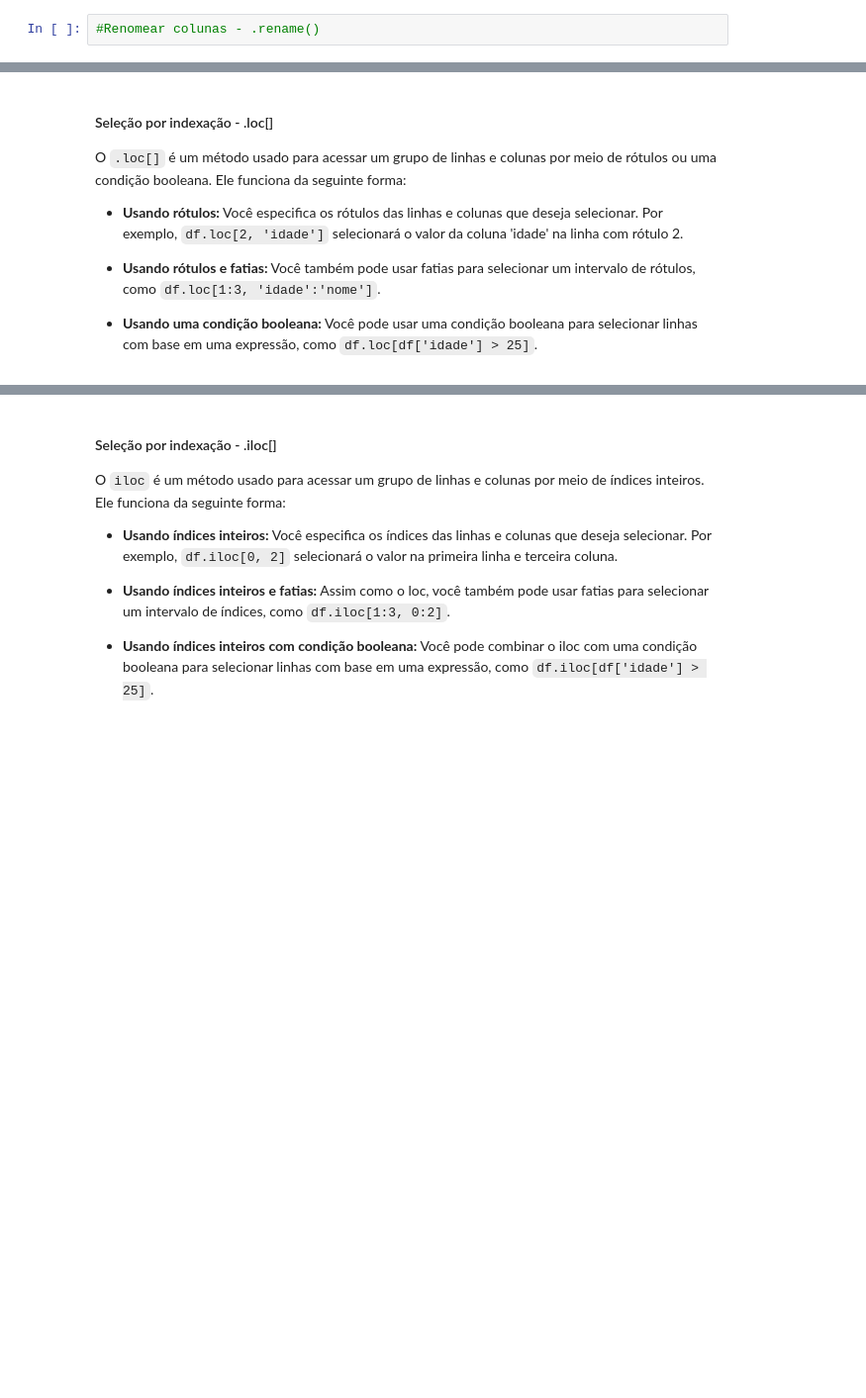
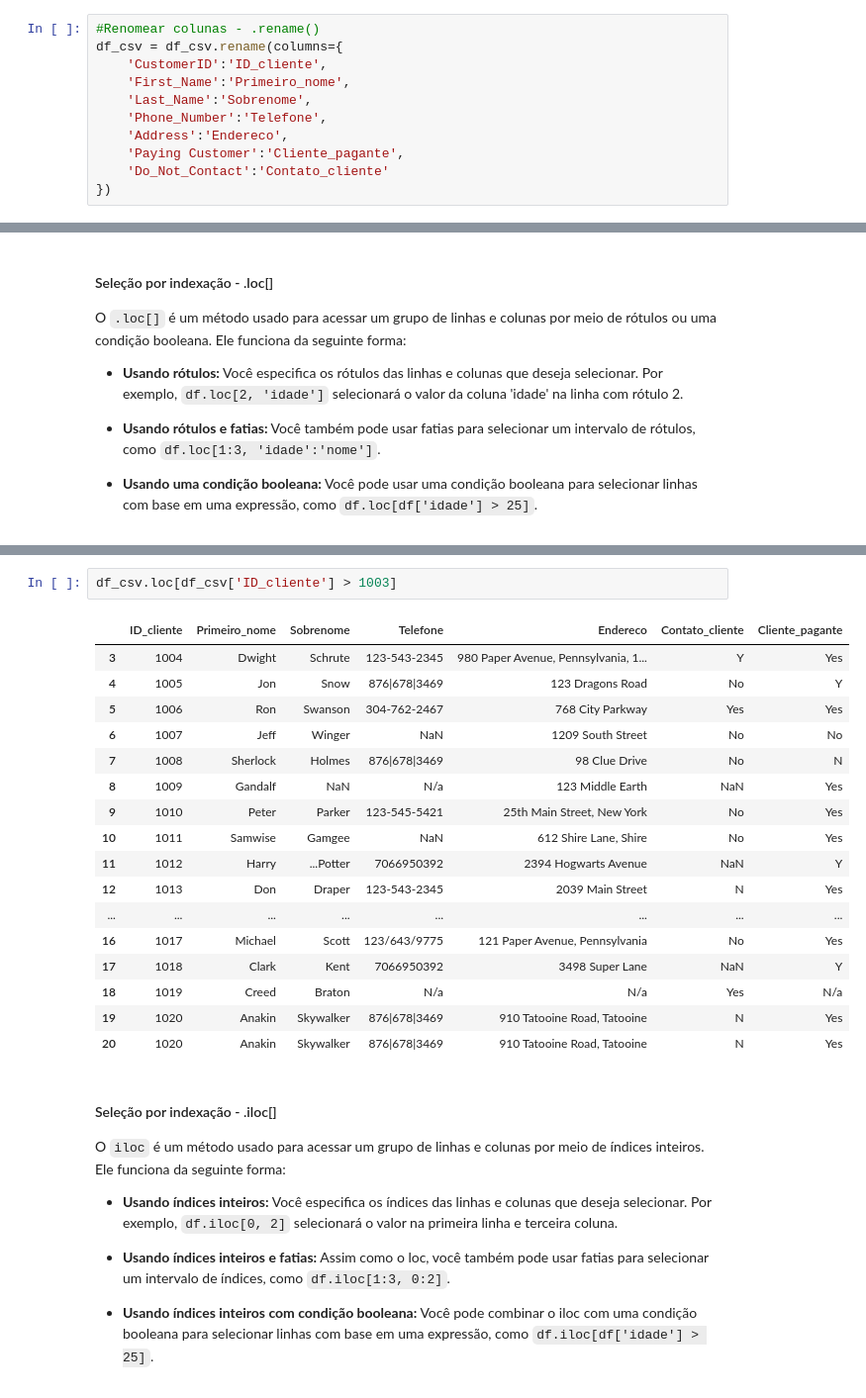
Before and after one commit to davibarbosabdj/Minicurso_pandas, a Jupyter notebook: scripts/aula1.ipynb, the cells around one changed output, grey strips where cells are left out. Shown: that part at 99% size. Saved outputs shown, nothing was run; the diff lists cells and outputs as text; blank space fills up the shorter version.

```diff
--- a/scripts/aula1.ipynb
+++ b/scripts/aula1.ipynb
@@ -72,3 +140,12 @@ Existem várias maneiras de importar um dataset no Python usando o Pandas, que
 Podemos realizar diversas manipulações nas colunas de um dataframe utilizando as funcionalidades do Pandas.
 # %%
 #Renomear colunas - .rename()
+df_csv = df_csv.rename(columns={
+    'CustomerID':'ID_cliente',
+    'First_Name':'Primeiro_nome',
+    'Last_Name':'Sobrenome',
+    'Phone_Number':'Telefone',
+    'Address':'Endereco',
+    'Paying Customer':'Cliente_pagante',
+    'Do_Not_Contact':'Contato_cliente'
+})
@@ -132,3 +284,23 @@
+# %%
+df_csv.loc[df_csv['ID_cliente'] > 1003]
+# %% [output]
+|  | ID_cliente | Primeiro_nome | Sobrenome | Telefone | Endereco | Contato_cliente | Cliente_pagante |
+| 3 | 1004 | Dwight | Schrute | 123-543-2345 | 980 Paper Avenue, Pennsylvania, 1... | Y | Yes |
+| 4 | 1005 | Jon | Snow | 876|678|3469 | 123 Dragons Road | No | Y |
+| 5 | 1006 | Ron | Swanson | 304-762-2467 | 768 City Parkway | Yes | Yes |
+| 6 | 1007 | Jeff | Winger | NaN | 1209 South Street | No | No |
+| 7 | 1008 | Sherlock | Holmes | 876|678|3469 | 98 Clue Drive | No | N |
+| 8 | 1009 | Gandalf | NaN | N/a | 123 Middle Earth | NaN | Yes |
+| 9 | 1010 | Peter | Parker | 123-545-5421 | 25th Main Street, New York | No | Yes |
+| 10 | 1011 | Samwise | Gamgee | NaN | 612 Shire Lane, Shire | No | Yes |
+| 11 | 1012 | Harry | ...Potter | 7066950392 | 2394 Hogwarts Avenue | NaN | Y |
+| 12 | 1013 | Don | Draper | 123-543-2345 | 2039 Main Street | N | Yes |
+| ... | ... | ... | ... | ... | ... | ... | ... |
+| 16 | 1017 | Michael | Scott | 123/643/9775 | 121 Paper Avenue, Pennsylvania | No | Yes |
+| 17 | 1018 | Clark | Kent | 7066950392 | 3498 Super Lane | NaN | Y |
+| 18 | 1019 | Creed | Braton | N/a | N/a | Yes | N/a |
+| 19 | 1020 | Anakin | Skywalker | 876|678|3469 | 910 Tatooine Road, Tatooine | N | Yes |
+| 20 | 1020 | Anakin | Skywalker | 876|678|3469 | 910 Tatooine Road, Tatooine | N | Yes |
 # %% [markdown]
 #### Seleção por indexação - .iloc[]
 
```
Also changed, not shown: parts of 43 cells of this notebook, 2 other files.
